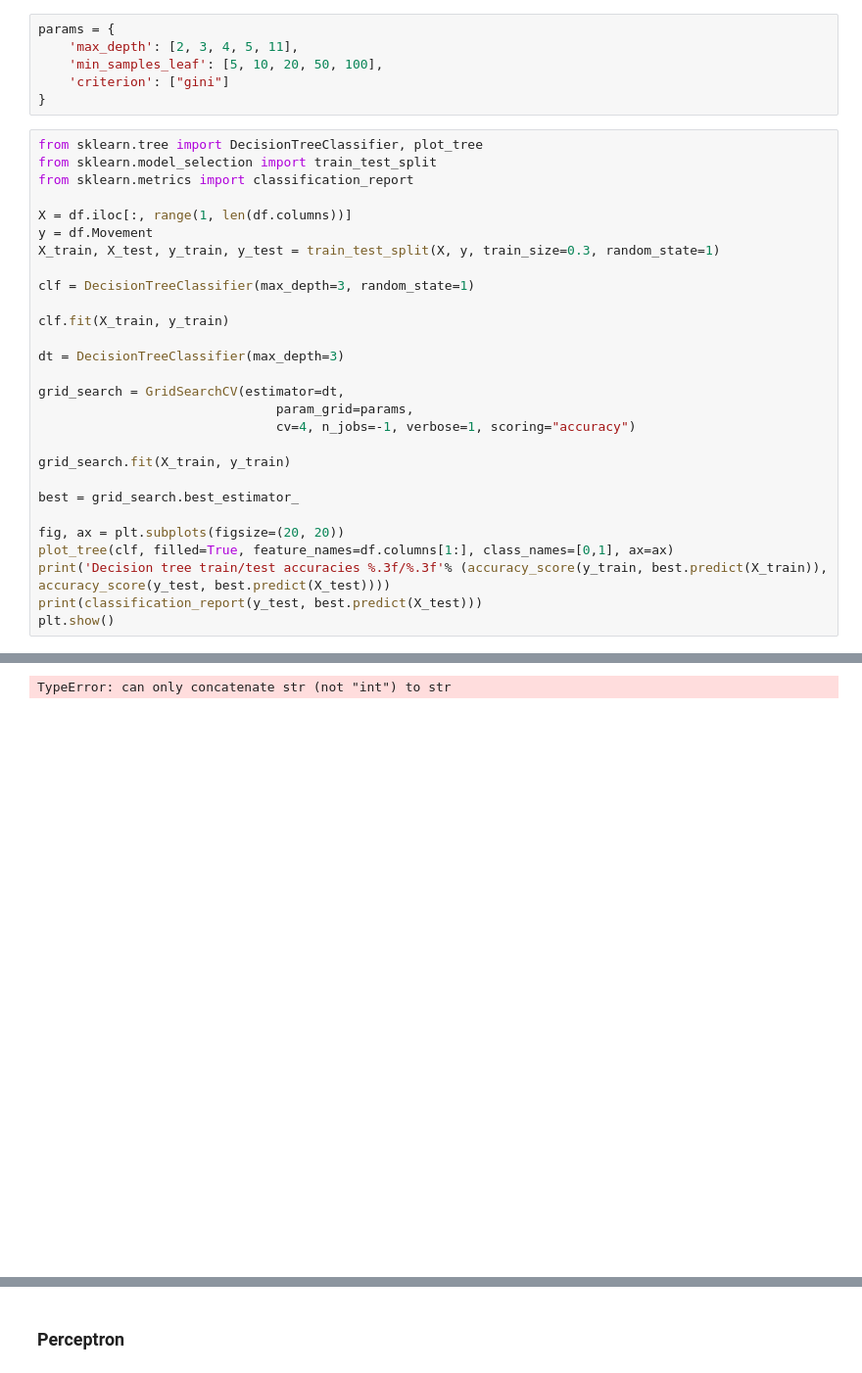
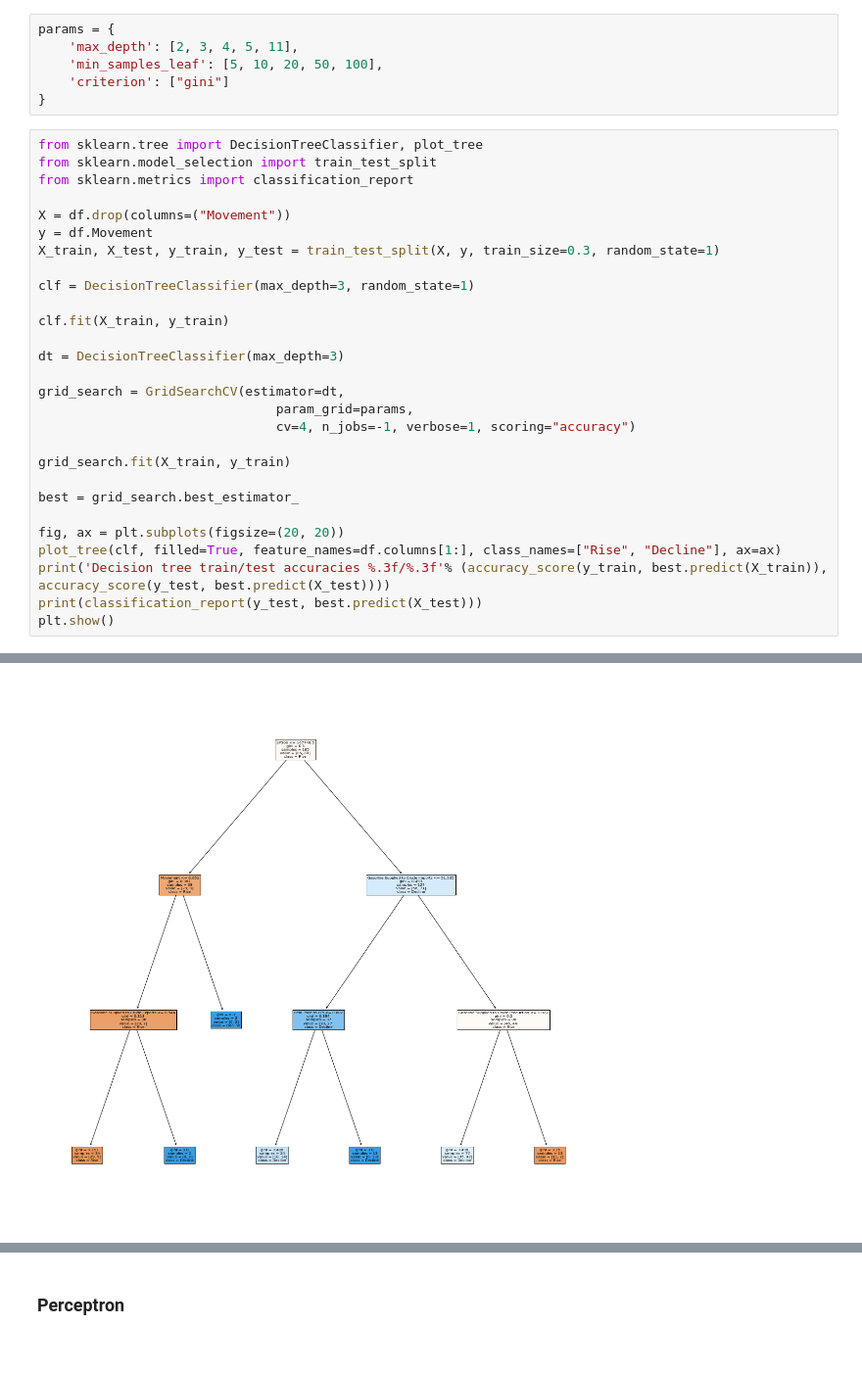
Before and after one commit to luca1308/12115167_Project, a Jupyter notebook: src/project.ipynb, the cells around one changed output, grey strips where cells are left out. Shown: that part at 98% size. Cells and saved outputs as stored; diff of their text form.

```diff
--- a/src/project.ipynb
+++ b/src/project.ipynb
@@ -251,7 +251,7 @@ from sklearn.tree import DecisionTreeClassifier, plot_tree
 from sklearn.model_selection import train_test_split
 from sklearn.metrics import classification_report
 
-X = df.iloc[:, range(1, len(df.columns))]
+X = df.drop(columns=("Movement"))
 y = df.Movement
 X_train, X_test, y_train, y_test = train_test_split(X, y, train_size=0.3, random_state=1)
 
@@ -270,7 +270,7 @@ grid_search.fit(X_train, y_train)
 best = grid_search.best_estimator_
 
 fig, ax = plt.subplots(figsize=(20, 20))
-plot_tree(clf, filled=True, feature_names=df.columns[1:], class_names=[0,1], ax=ax)
+plot_tree(clf, filled=True, feature_names=df.columns[1:], class_names=["Rise", "Decline"], ax=ax)
 print('Decision tree train/test accuracies %.3f/%.3f'% (accuracy_score(y_train, best.predict(X_train)), accuracy_score(y_test, best.predict(X_test))))
 print(classification_report(y_test, best.predict(X_test)))
 plt.show()
@@ -279,2 +288 @@ Fitting 4 folds for each of 25 candidates, totalling 100 fits
-TypeError: can only concatenate str (not "int") to str
-[figure, old version]
+[figure, new version]
```
Also changed, not shown: parts of 14 cells of this notebook.
